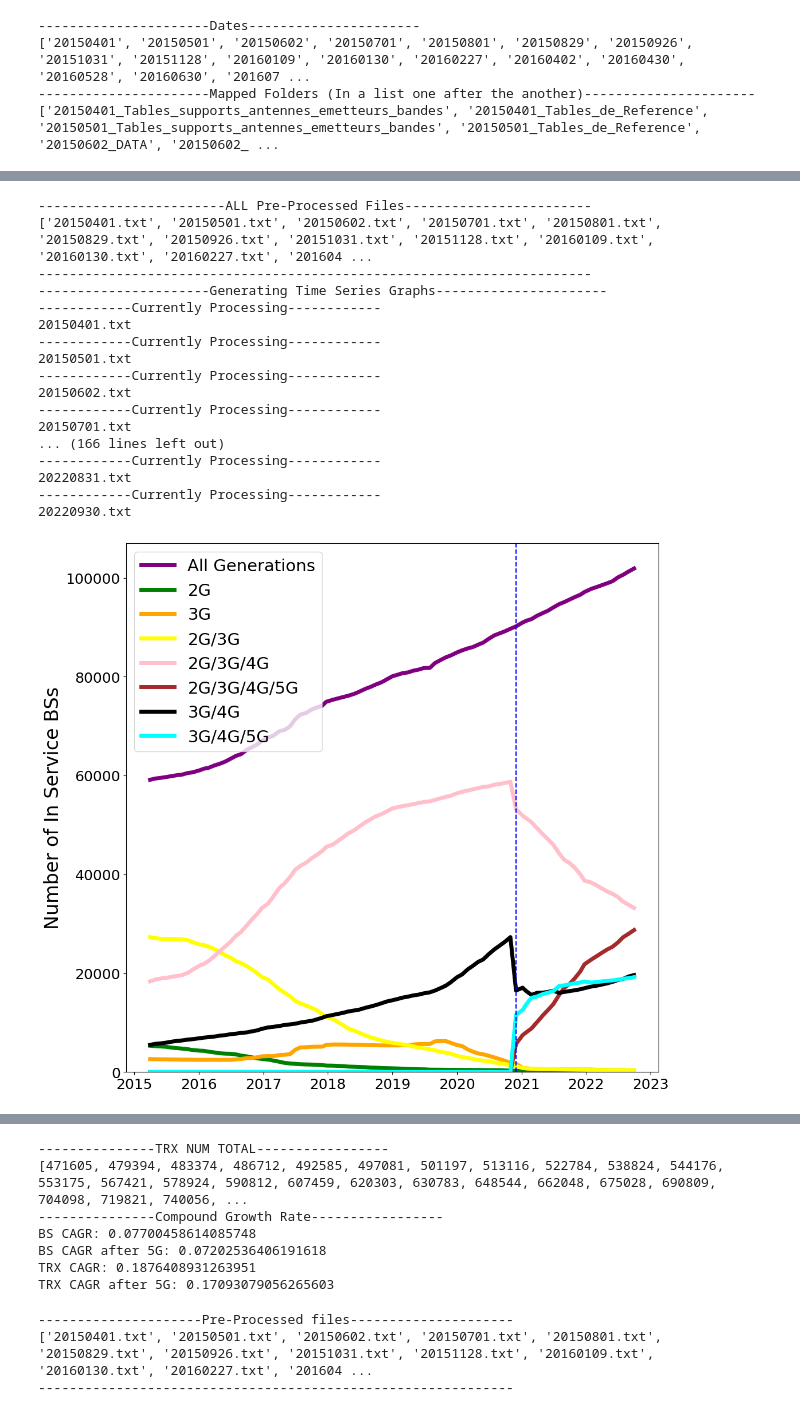
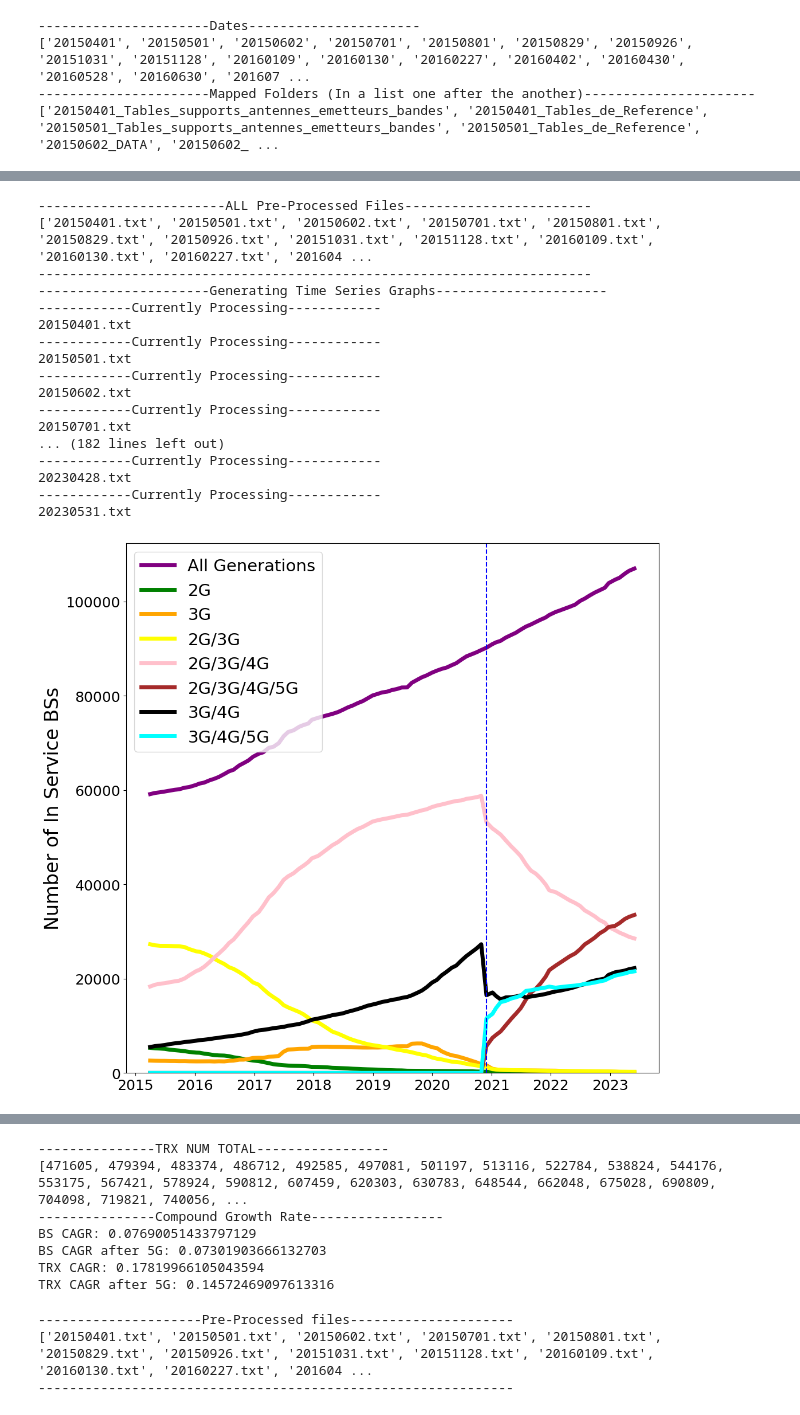
Before and after one commit to Jimmy586/Cellular_Base_Stations_Power_Consumption_Analysis, a Jupyter notebook: ANFR_Dataset_Processing_Codes.ipynb, the cells around one changed output, grey strips where cells are left out. Saved outputs shown, nothing was run; the diff lists cells and outputs as text; code cells hidden in the pictures.

Commit message:
Including data from Sept2022 to May 2023. Modifying the load indicator

```diff
--- a/ANFR_Dataset_Processing_Codes.ipynb
+++ b/ANFR_Dataset_Processing_Codes.ipynb
@@ -11,19 +11,15 @@ from os.path import isfile, join, isdir
 
 database_dir = './ANFR Dataset'              #It should be made sure that there are equal number of data and ref folders here
 
-pre_processed_dir = './Pre-processed data'
+pre_processed_dir = './Preprocessed data'
 
 #------------The main data directory contains data and ref folder for each month's data------------#
 folders_in_data_dir = [folder for folder in listdir(database_dir) if isdir(join(database_dir, folder))]
 data_tables_folder = [folder for folder in folders_in_data_dir if (("ref" not in folder) and ("Ref" not in folder))]
 reference_folder = [folder for folder in folders_in_data_dir if (("ref" in folder) or ("Ref" in folder))]
 
-file_names = ['20150401', '20150501', '20150602', '20150701', '20150801', '20150829', '20150926', '20151031', '20151128', '20160109', '20160130', '20160227', '20160402', '20160430', '20160528', '20160630', '20160730', '20160827', '20160930', '20161028', '20161126', '20161224', '20170128', '20170225', '20170401', '20170429', '20170531', '20170701', '20170729', '20170831', '20171005', '20171031', '20171130', '20171222', '20180131', '20180228', '20180330', '20180427', '20180531', '20180629', '20180801', '20180831', '20180930', '20181031', '20181130', '20181231', '20190131', '20190228', '20190331', '20190430', '20190529', '20190628', '20190801', '20190830', '20191001', '20191031', '20191129', '20200101', '20200131', '20200301', '20200401', '20200430', '20200529', '20200630', '20200731', '20200831', '20200930', '20201030', '20201201', '20210107', '20210129', '20210226', '20210331', '20210503', '20210531', '20210630', '20210801', '20210930', '20211029', '20211130', '20211223', '20220131', '20220228', '20220331', '20220429', '20220531', '20220630', '20220729', '20220831']
+file_names = ['20150401', '20150501', '20150602', '20150701', '20150801', '20150829', '20150926', '20151031', '20151128', '20160109', '20160130', '20160227', '20160402', '20160430', '20160528', '20160630', '20160730', '20160827', '20160930', '20161028', '20161126', '20161224', '20170128', '20170225', '20170401', '20170429', '20170531', '20170701', '20170729', '20170831', '20171005', '20171031', '20171130', '20171222', '20180131', '20180228', '20180330', '20180427', '20180531', '20180629', '20180801', '20180831', '20180930', '20181031', '20181130', '20181231', '20190131', '20190228', '20190331', '20190430', '20190529', '20190628', '20190801', '20190830', '20191001', '20191031', '20191129', '20200101', '20200131', '20200301', '20200401', '20200430', '20200529', '20200630', '20200731', '20200831', '20200930', '20201030', '20201201', '20210107', '20210129', '20210226', '20210331', '20210503', '20210531', '20210630', '20210801', '20210930', '20211029', '20211130', '20211223', '20220131', '20220228', '20220331', '20220429', '20220531', '20220630', '20220729', '20220831', '20220930', '20221028', '20221130', '20221223', '20230201', '20230301', '20230402', '20230428', '20230531']
 # Create text files with the given names in the folder
-#for file_name in file_names:
-    #file_path = join(pre_processed_dir, file_name + ".txt")
-    #open(file_path, 'w').close()  # Create an empty text file
-
 
 #already_processed = [file.split('.')[0] for file in listdir(pre_processed_dir) if isfile(join(pre_processed_dir, file))]
 already_processed = file_names
@@ -490,7 +486,7 @@ def TRX_CGR(dates, total_trx_num):
     return
 # %%
 encoding_type = 'latin1'
-pre_processed_dir = './Pre-processed data'
+pre_processed_dir = './Preprocessed data'
 
 processed_files = [file for file in listdir(pre_processed_dir) if (isfile(join(pre_processed_dir, file))) and (file != 'NUM_STATIONS.txt')]
 
@@ -556,34 +552,34 @@ for file in processed_files:
     TRX_per_TECH_time_series(all_df, total_trx_num, trx_num_2G, trx_num_3G, trx_num_4G, trx_num_5G)
 
     print('------------Currently Processing------------')
     print(file)
 
 #-----------------Time Series Graph Showing BSs per Technology-----------------#
 plot_BS_per_TECH_time_series(dates, total_bs_num_main_opr, total_bs_num_2G, total_bs_num_3G, total_bs_num_4G, total_bs_num_5G, total_bs_num_2G_3G, total_bs_num_2G_3G_4G, total_bs_num_2G_3G_4G_5G, total_bs_num_3G_4G, total_bs_num_3G_4G_5G, total_bs_num_4G_5G, total_bs_num_2G_4G, total_bs_num_2G_5G, total_bs_num_2G_4G_5G, total_bs_num_2G_3G_5G, total_bs_num_3G_5G)
 #-----------------Time Series Graph Showing TRX per Technology-----------------#
 plot_TRX_per_TECH_time_series(dates, total_trx_num, trx_num_2G, trx_num_3G, trx_num_4G, trx_num_5G)
 
 print("---------------TRX NUM TOTAL-----------------")
 print(total_trx_num)
 print("---------------Compound Growth Rate-----------------")
 BS_CGR(dates, total_bs_num_main_opr)
 TRX_CGR(dates, total_trx_num)
 # %% [output]
 ------------------------ALL Pre-Processed Files------------------------
 ['20150401.txt', '20150501.txt', '20150602.txt', '20150701.txt', '20150801.txt', '20150829.txt', '20150926.txt', '20151031.txt', '20151128.txt', '20160109.txt', '20160130.txt', '20160227.txt', '201604 ...
 -----------------------------------------------------------------------
 ----------------------Generating Time Series Graphs----------------------
 ------------Currently Processing------------
 20150401.txt
 ------------Currently Processing------------
 20150501.txt
 ------------Currently Processing------------
 20150602.txt
 ------------Currently Processing------------
 20150701.txt
-... (166 lines left out)
+... (182 lines left out)
 ------------Currently Processing------------
-20220831.txt
+20230428.txt
 ------------Currently Processing------------
-20220930.txt
+20230531.txt
-[figure, old version]
+[figure, new version]
@@ -591,10 +587,10 @@ TRX_CGR(dates, total_trx_num)
 ---------------TRX NUM TOTAL-----------------
 [471605, 479394, 483374, 486712, 492585, 497081, 501197, 513116, 522784, 538824, 544176, 553175, 567421, 578924, 590812, 607459, 620303, 630783, 648544, 662048, 675028, 690809, 704098, 719821, 740056, ...
 ---------------Compound Growth Rate-----------------
-BS CAGR: 0.07700458614085748
-BS CAGR after 5G: 0.07202536406191618
-TRX CAGR: 0.1876408931263951
-TRX CAGR after 5G: 0.17093079056265603
+BS CAGR: 0.07690051433797129
+BS CAGR after 5G: 0.07301903666132703
+TRX CAGR: 0.17819966105043594
+TRX CAGR after 5G: 0.14572469097613316
 # %%
 %reset
 
```
Also changed, not shown: parts of 10 cells of this notebook, 2 other files.
